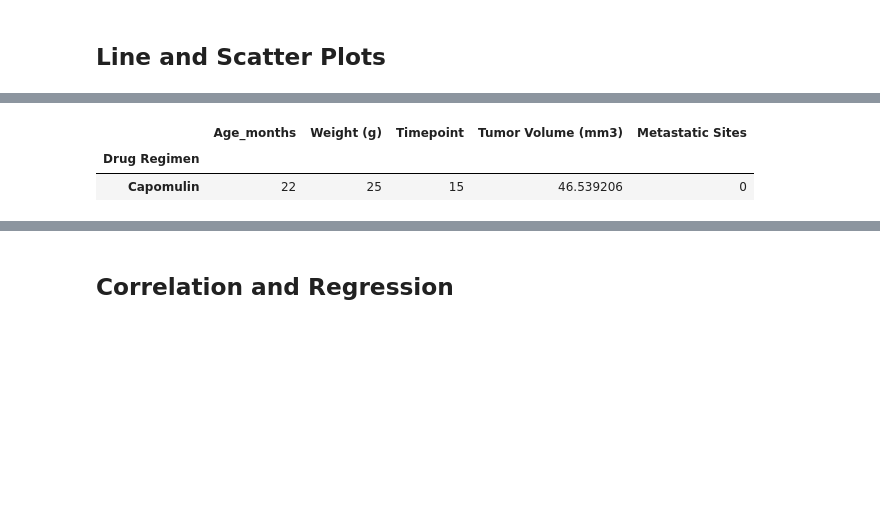
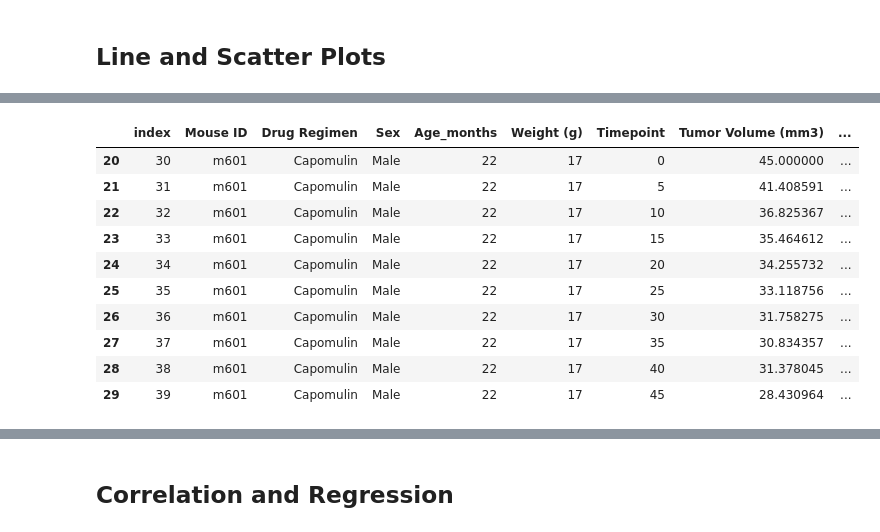
Before and after one commit to lstredler/MatPlotLib-challenge, a Jupyter notebook: pymaceuticals_final.ipynb, the cells around one changed output, grey strips where cells are left out. Cells and saved outputs as stored; diff of their text form; code cells hidden in the pictures; blank space fills up the shorter version.

```diff
--- a/pymaceuticals_final.ipynb
+++ b/pymaceuticals_final.ipynb
@@ -350,10 +357,17 @@ SyntaxError: invalid syntax (<ipython-input-310-cb0bf429ea61>, line 4)
-# %%
-capomulin= mouse_meta_study_df[mouse_meta_study_df["Drug Regimen"].isin(["Capomulin"])]
-capomulin
-
-capomulin_df = capomulin.groupby(["Drug Regimen"]).last(["Timepoint"])
-capomulin_df
-# %% [output]
-|  | Age_months | Weight (g) | Timepoint | Tumor Volume (mm3) | Metastatic Sites |
-| Drug Regimen |  |  |  |  |  |
-| Capomulin | 22 | 25 | 15 | 46.539206 | 0 |
+# %%
+##select mouse m601 to look at
+
+mouse_capomulin_df=capomulin.loc[capomulin["Mouse ID"]==("m601")]
+mouse_capomulin_df
+# %% [output]
+|  | index | Mouse ID | Drug Regimen | Sex | Age_months | Weight (g) | Timepoint | Tumor Volume (mm3) | ... |
+| 20 | 30 | m601 | Capomulin | Male | 22 | 17 | 0 | 45.000000 | ... |
+| 21 | 31 | m601 | Capomulin | Male | 22 | 17 | 5 | 41.408591 | ... |
+| 22 | 32 | m601 | Capomulin | Male | 22 | 17 | 10 | 36.825367 | ... |
+| 23 | 33 | m601 | Capomulin | Male | 22 | 17 | 15 | 35.464612 | ... |
+| 24 | 34 | m601 | Capomulin | Male | 22 | 17 | 20 | 34.255732 | ... |
+| 25 | 35 | m601 | Capomulin | Male | 22 | 17 | 25 | 33.118756 | ... |
+| 26 | 36 | m601 | Capomulin | Male | 22 | 17 | 30 | 31.758275 | ... |
+| 27 | 37 | m601 | Capomulin | Male | 22 | 17 | 35 | 30.834357 | ... |
+| 28 | 38 | m601 | Capomulin | Male | 22 | 17 | 40 | 31.378045 | ... |
+| 29 | 39 | m601 | Capomulin | Male | 22 | 17 | 45 | 28.430964 | ... |
```
Also changed, not shown: parts of 3 cells of this notebook.
